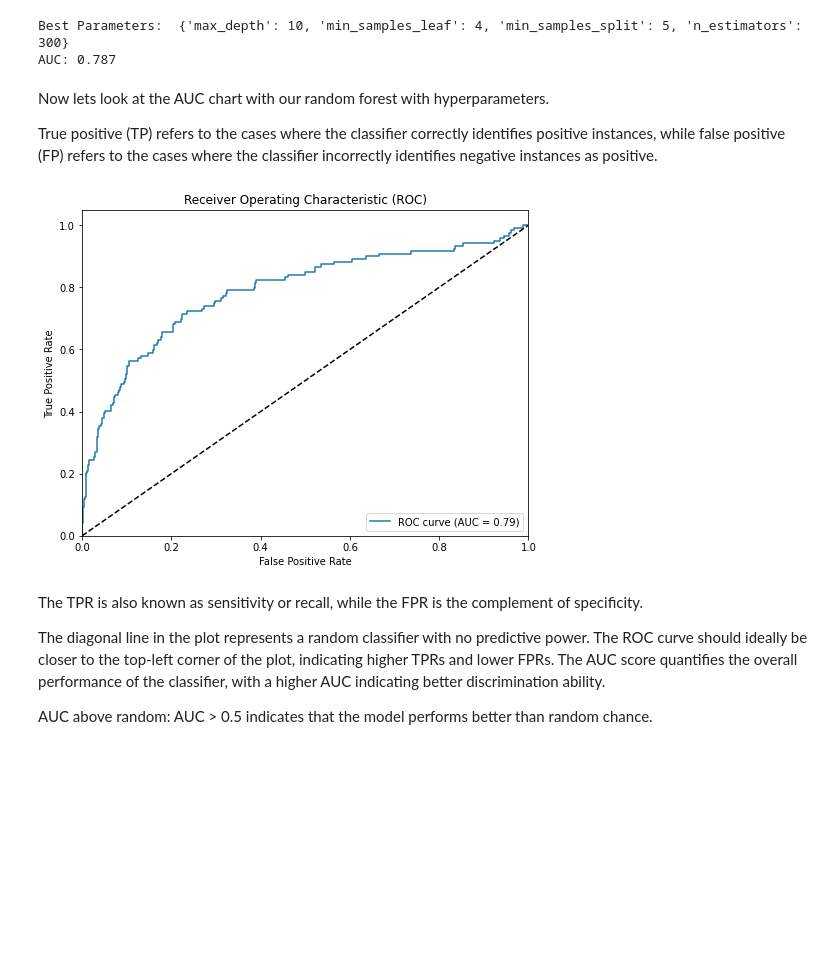
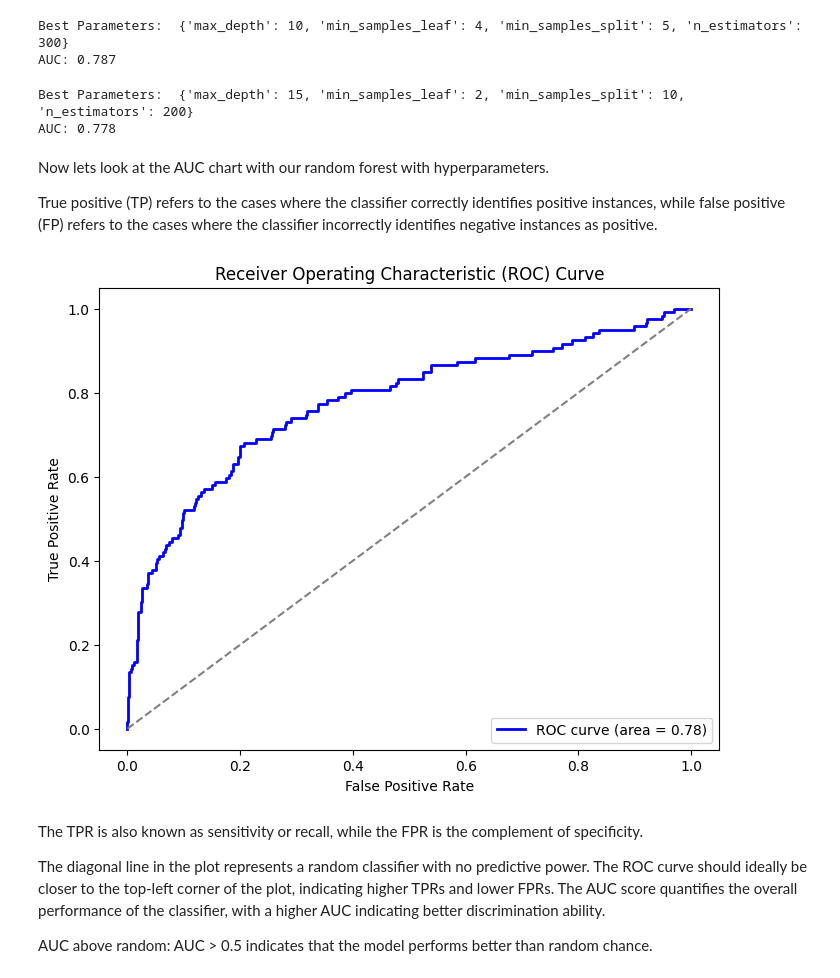
Before and after one commit to mmacrides/Personal-Projects, a Jupyter notebook: Employee Attrition - Machine Learning/EmployeeAttrition.ipynb, the cells around one changed output. Drawn from its saved outputs; the diff is of its cells as text; code cells hidden in the pictures; blank space fills up the shorter version.

```diff
--- a/Employee Attrition - Machine Learning/EmployeeAttrition.ipynb
+++ b/Employee Attrition - Machine Learning/EmployeeAttrition.ipynb
@@ -48,3 +50,7 @@ hr['BusinessTravel'] = hr['BusinessTravel'].map({'Travel_Frequently':2, 'Travel_
 hr['Gender'] = hr['Gender'].map({'Male':1, 'Female':0})
 hr['MaritalStatus'] = hr['MaritalStatus'].map({'Married':3, 'Divorced':2, 'Single':0})
 hr['OverTime'] = hr['OverTime'].map({'Yes':1, 'No':0})
+hr['Department'] = hr['Department'].map({'Research & Development':2, 'Sales':1, 'Human Resources':0})
+# Let's factorize the last two because the domain of values is so large
+hr['JobRole'] = pd.factorize(hr['JobRole'])[0]
+hr['EducationField'] = pd.factorize(hr['EducationField'])[0]
@@ -400,28 +406,62 @@ print('AUC: %.3f' % auc)
 # %% [output]
 Best Parameters:  {'max_depth': 10, 'min_samples_leaf': 4, 'min_samples_split': 5, 'n_estimators': 300}
 AUC: 0.787
+# %%
+# split the data into training and testing sets, with stratification - to ensure that the distribution is the same for train and test
+x_train_0, x_test_0, y_train_0, y_test_0 = train_test_split(x[y==0], y[y==0], test_size=0.5, stratify=y[y==0])
+x_train_1, x_test_1, y_train_1, y_test_1 = train_test_split(x[y==1], y[y==1], test_size=0.5, stratify=y[y==1])
+
+    # concatenate the training and testing sets for both classes
+x_train = pd.concat([x_train_0, x_train_1], axis=0)
+x_test = pd.concat([x_test_0, x_test_1], axis=0)
+y_train = pd.concat([y_train_0, y_train_1], axis=0)
+y_test = pd.concat([y_test_0, y_test_1], axis=0)
+
+# Define the parameter grid to search
+param_grid = {
+    'n_estimators': [100, 200, 300],
+    'max_depth': [3, 5, 10, 15],
+    'min_samples_split': [2, 5, 10],
+    'min_samples_leaf': [2, 4, 6],
+}
+
+# Create the GridSearchCV object
+grid_search = GridSearchCV(estimator = RandomForestClassifier(), param_grid=param_grid, cv=3, scoring = 'roc_auc')
+
+# Fit the GridSearchCV object to the training data
+grid_search.fit(x_train, y_train)
+
+# Print the best parameters and best score
+print("Best Parameters: ", grid_search.best_params_)
+
+# Evaluate the best model on the test data
+best_model = grid_search.best_estimator_
+y_pred_proba = best_model.predict_proba(x_test)[:, 1] # assuming your target variable is binary 0 or 1
+auc = roc_auc_score(y_test, y_pred_proba)
+print('AUC: %.3f' % auc)
+# %% [output]
+Best Parameters:  {'max_depth': 15, 'min_samples_leaf': 2, 'min_samples_split': 10, 'n_estimators': 200}
+AUC: 0.778
 # %% [markdown]
 Now lets look at the AUC chart with our random forest with hyperparameters.
 
 True positive (TP) refers to the cases where the classifier correctly identifies positive instances, while false positive (FP) refers to the cases where the classifier incorrectly identifies negative instances as positive.
 # %%
-# Calculate the false positive rate, true positive rate, and threshold values
 fpr, tpr, thresholds = roc_curve(y_test, y_pred_proba)
-# Calculate the AUC-ROC score
-auc_score = auc(fpr, tpr)
+# Calculate the AUC-ROC score using roc_auc_score function from sklearn.metrics
+auc_score = roc_auc_score(y_test, y_pred_proba)
+
 # Plot the ROC curve
 plt.figure(figsize=(8, 6))
-plt.plot(fpr, tpr, label='ROC curve (AUC = %0.2f)' % auc_score)
-plt.plot([0, 1], [0, 1], 'k--')
-plt.xlim([0, 1])
-plt.ylim([0, 1.05])
+plt.plot(fpr, tpr, color='blue', lw=2, label='ROC curve (area = {:.2f})'.format(auc_score))
+plt.plot([0, 1], [0, 1], color='gray', linestyle='--')
 plt.xlabel('False Positive Rate')
 plt.ylabel('True Positive Rate')
-plt.title('Receiver Operating Characteristic (ROC)')
+plt.title('Receiver Operating Characteristic (ROC) Curve')
 plt.legend(loc='lower right')
 plt.show()
 # %% [output]
-[figure, old version]
+[figure, new version]
 # %% [markdown]
 The TPR is also known as sensitivity or recall, while the FPR is the complement of specificity.
 
```
Also changed, not shown: parts of 22 cells of this notebook, 7 other files.
